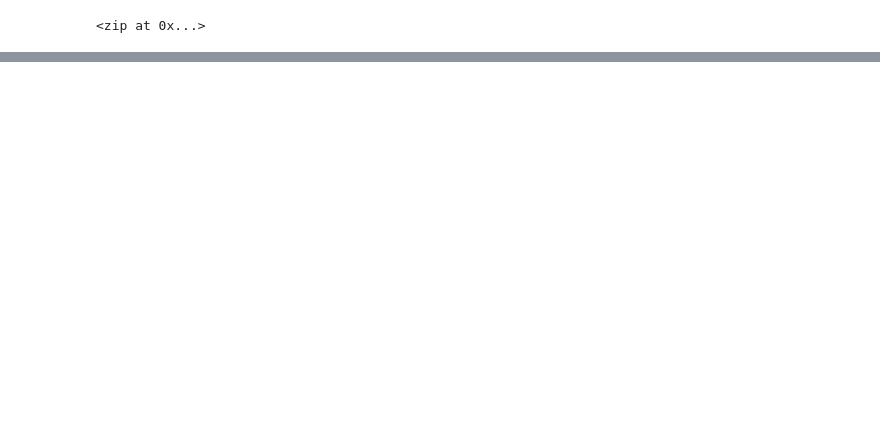
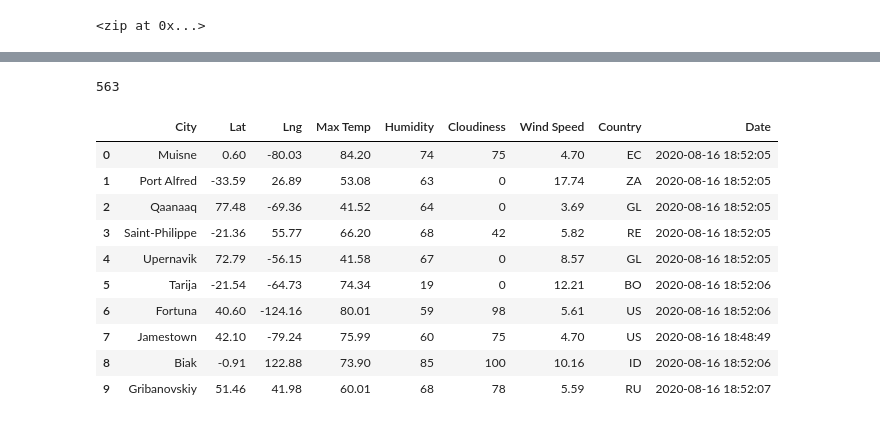
Before and after one commit to davidmcbee/World_Weather_Analysis, a Jupyter notebook: WeatherPy.ipynb, the cells around one changed output, grey strips where cells are left out. Saved outputs shown, nothing was run; the diff lists cells and outputs as text; code cells hidden in the pictures; blank space fills up the shorter version.

Commit message:
adding city code and csv file

```diff
--- a/WeatherPy.ipynb
+++ b/WeatherPy.ipynb
@@ -5,0 +13,4 @@ import numpy as np
+# %%
+# Starting URL for Weather Map API Call.
+url = "http://api.openweathermap.org/data/2.5/weather?units=Imperial&APPID=" + weather_api_key
+print(url)
@@ -53,0 +47,10 @@ len(cities)
+# %%
+# Create an empty list to hold the weather data.
+city_data = []
+# Print the beginning of the logging.
+print("Beginning Data Retrieval     ")
+print("-----------------------------")
+
+# Create counters.
+record_count = 1
+set_count = 1
@@ -53,0 +127,20 @@ len(cities)
+# %%
+len(city_data)
+# %% [output]
+563
+# %%
+# Convert the array of dictionaries to a Pandas DataFrame.
+city_data_df = pd.DataFrame(city_data)
+city_data_df.head(10)
+# %% [output]
+|  | City | Lat | Lng | Max Temp | Humidity | Cloudiness | Wind Speed | Country | Date |
+| 0 | Muisne | 0.60 | -80.03 | 84.20 | 74 | 75 | 4.70 | EC | 2020-08-16 18:52:05 |
+| 1 | Port Alfred | -33.59 | 26.89 | 53.08 | 63 | 0 | 17.74 | ZA | 2020-08-16 18:52:05 |
+| 2 | Qaanaaq | 77.48 | -69.36 | 41.52 | 64 | 0 | 3.69 | GL | 2020-08-16 18:52:05 |
+| 3 | Saint-Philippe | -21.36 | 55.77 | 66.20 | 68 | 42 | 5.82 | RE | 2020-08-16 18:52:05 |
+| 4 | Upernavik | 72.79 | -56.15 | 41.58 | 67 | 0 | 8.57 | GL | 2020-08-16 18:52:05 |
+| 5 | Tarija | -21.54 | -64.73 | 74.34 | 19 | 0 | 12.21 | BO | 2020-08-16 18:52:06 |
+| 6 | Fortuna | 40.60 | -124.16 | 80.01 | 59 | 98 | 5.61 | US | 2020-08-16 18:52:06 |
+| 7 | Jamestown | 42.10 | -79.24 | 75.99 | 60 | 75 | 4.70 | US | 2020-08-16 18:48:49 |
+| 8 | Biak | -0.91 | 122.88 | 73.90 | 85 | 100 | 10.16 | ID | 2020-08-16 18:52:06 |
+| 9 | Gribanovskiy | 51.46 | 41.98 | 60.01 | 68 | 78 | 5.59 | RU | 2020-08-16 18:52:07 |
```
Also changed, not shown: parts of 8 cells of this notebook, 2 other files.
